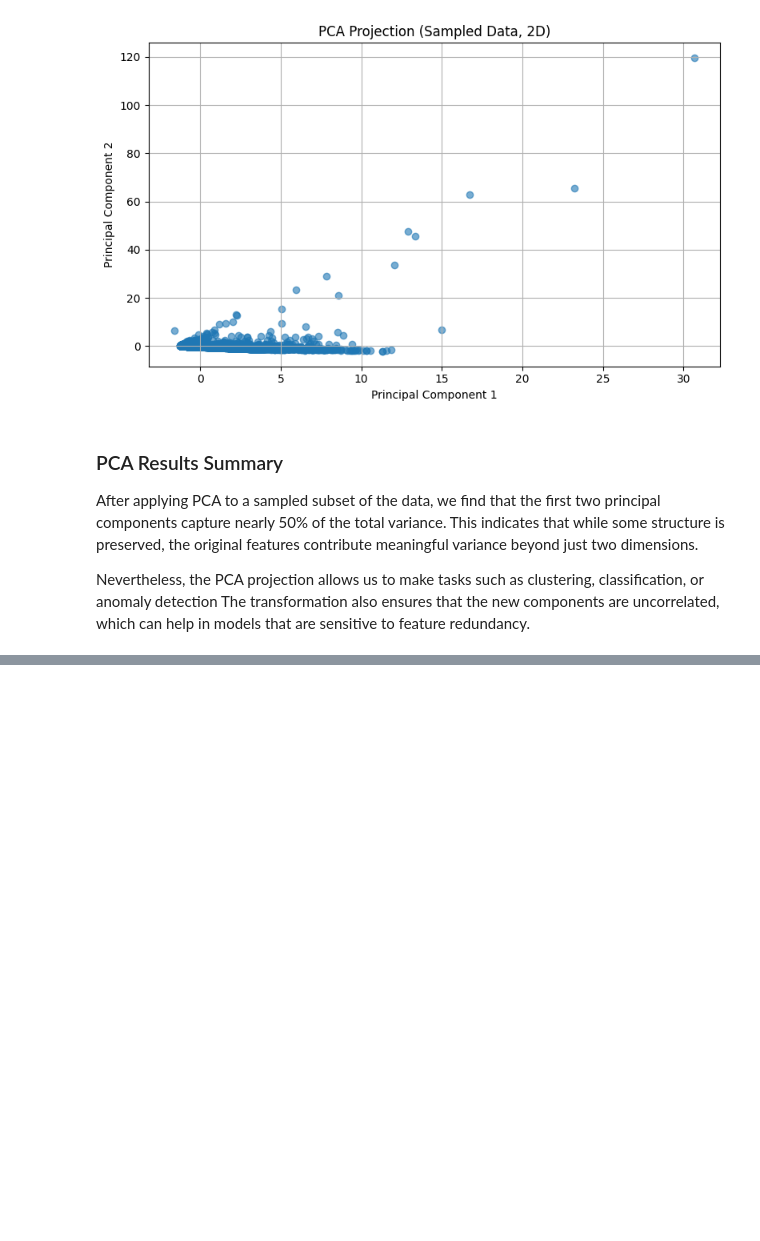
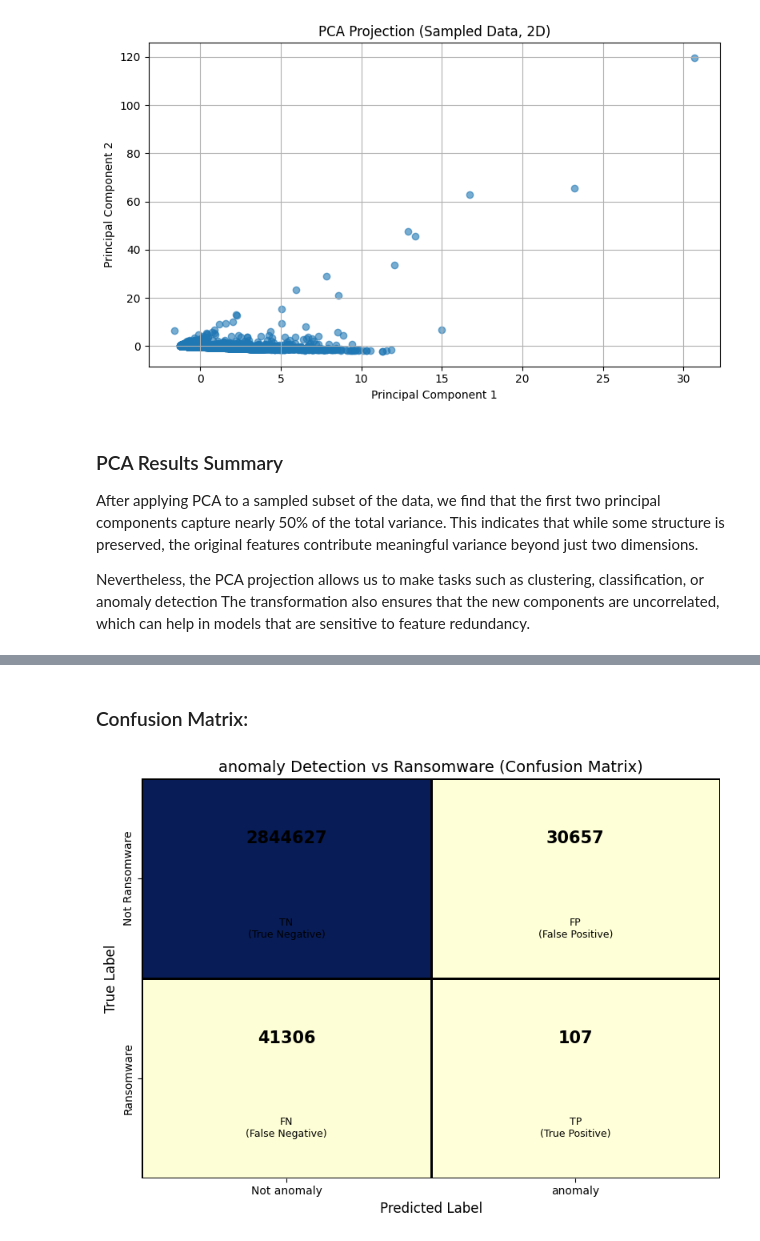
Before and after one commit to SharbelMaroun/data-science-cybersecurity, a Jupyter notebook: pipeline.ipynb, the cells around one changed output, grey strips where cells are left out. Saved outputs shown, nothing was run; the diff lists cells and outputs as text; code cells hidden in the pictures; blank space fills up the shorter version.

Commit message:
Graphs

```diff
--- a/pipeline.ipynb
+++ b/pipeline.ipynb
@@ -472,18 +486,18 @@ def describe_distribution_with_log(df, column):
     Q1, Q3 = quantiles[0.25], quantiles[0.75]
     IQR = Q3 - Q1
     lower_iqr, upper_iqr = Q1 - 1.5 * IQR, Q3 + 1.5 * IQR
-    iqr_outliers = data[(data < lower_iqr) | (data > upper_iqr)]
-    print(f"IQR Outliers: {len(iqr_outliers)}")
+    iqr_anomalies = data[(data < lower_iqr) | (data > upper_iqr)]
+    print(f"IQR anomalies: {len(iqr_anomalies)}")
 
     lower_std, upper_std = mean - 3 * std, mean + 3 * std
-    std_outliers = data[(data < lower_std) | (data > upper_std)]
-    print(f"3*STD Outliers: {len(std_outliers)}")
+    std_anomalies = data[(data < lower_std) | (data > upper_std)]
+    print(f"3*STD anomalies: {len(std_anomalies)}")
 
     median = data.median()
     mad = np.median(np.abs(data - median))
     lower_mad, upper_mad = median - 3 * mad, median + 3 * mad
-    mad_outliers = data[(data < lower_mad) | (data > upper_mad)]
-    print(f"MAD Outliers: {len(mad_outliers)}")
+    mad_anomalies = data[(data < lower_mad) | (data > upper_mad)]
+    print(f"MAD anomalies: {len(mad_anomalies)}")
 
     # Histogram (log-scaled x-axis)
     plt.figure(figsize=(10, 4))
@@ -683,0 +845,47 @@ The transformation also ensures that the new components are uncorrelated, which
+# %% [markdown]
+### Confusion Matrix:
+# %%
+# Add the label column from the original df to result_df
+result_df["label"] = df.loc[result_df.index, "label"]
+
+from sklearn.metrics import confusion_matrix
+import matplotlib.pyplot as plt
+import seaborn as sns
+
+# True = ransomware if label != "white"
+true_labels = (result_df["label"].str.lower() != "white").astype(int)
+predicted_labels = result_df["Combined_anomaly"].astype(int)
+
+# Compute confusion matrix
+cm = confusion_matrix(true_labels, predicted_labels)
+labels = ["Not Ransomware", "Ransomware"]
+preds = ["Not anomaly", "anomaly"]
+
+# Plot the heatmap
+plt.figure(figsize=(8, 6))
+ax = sns.heatmap(cm, annot=False, fmt="d", cmap="YlGnBu", cbar=False,
+                 xticklabels=preds, yticklabels=labels, linewidths=1, linecolor='black')
+
+# Add large bold numbers (the actual values)
+for i in range(cm.shape[0]):
+    for j in range(cm.shape[1]):
+        ax.text(j + 0.5, i + 0.3, f"{cm[i, j]}",
+                ha='center', va='center', fontsize=15, fontweight='bold', color="black")
+
+        # Add small text below with label
+        label_text = (
+            "TN\n(True Negative)" if (i, j) == (0, 0) else
+            "FP\n(False Positive)" if (i, j) == (0, 1) else
+            "FN\n(False Negative)" if (i, j) == (1, 0) else
+            "TP\n(True Positive)"
+        )
+        ax.text(j + 0.5, i + 0.75, label_text, ha='center', va='center', fontsize=9)
+
+# Axis labels and title
+plt.xlabel("Predicted Label", fontsize=12)
+plt.ylabel("True Label", fontsize=12)
+plt.title("anomaly Detection vs Ransomware (Confusion Matrix)", fontsize=14)
+plt.tight_layout()
+plt.show()
+# %% [output]
+[figure, added]
```
Also changed, not shown: parts of 17 cells of this notebook.
